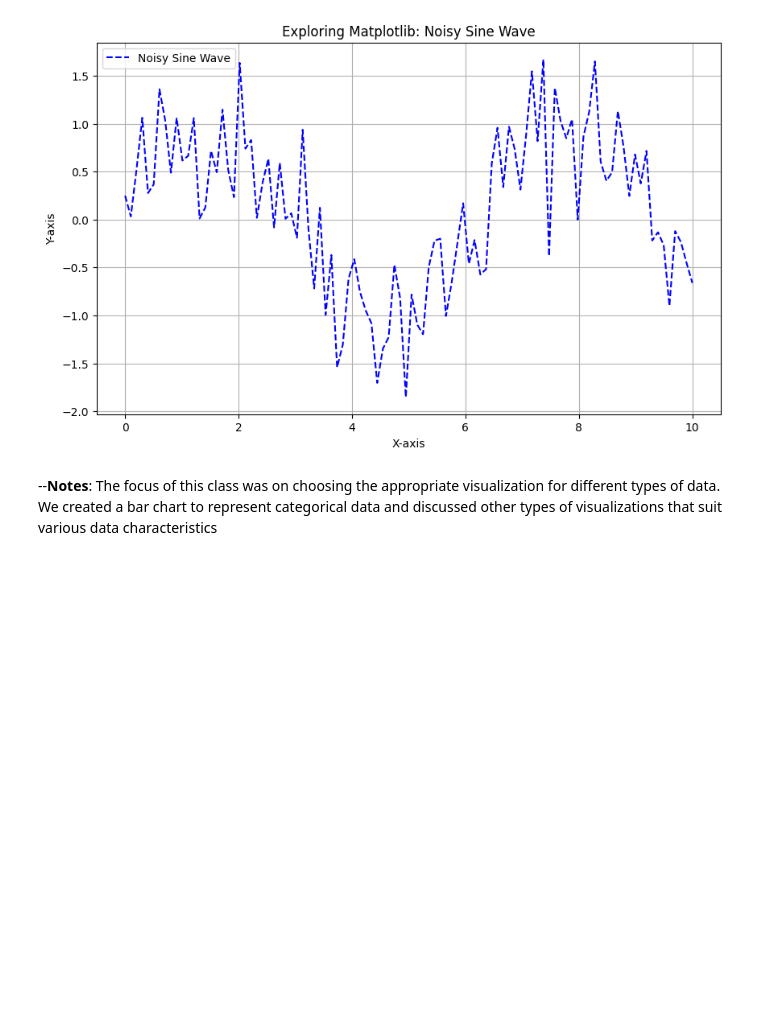
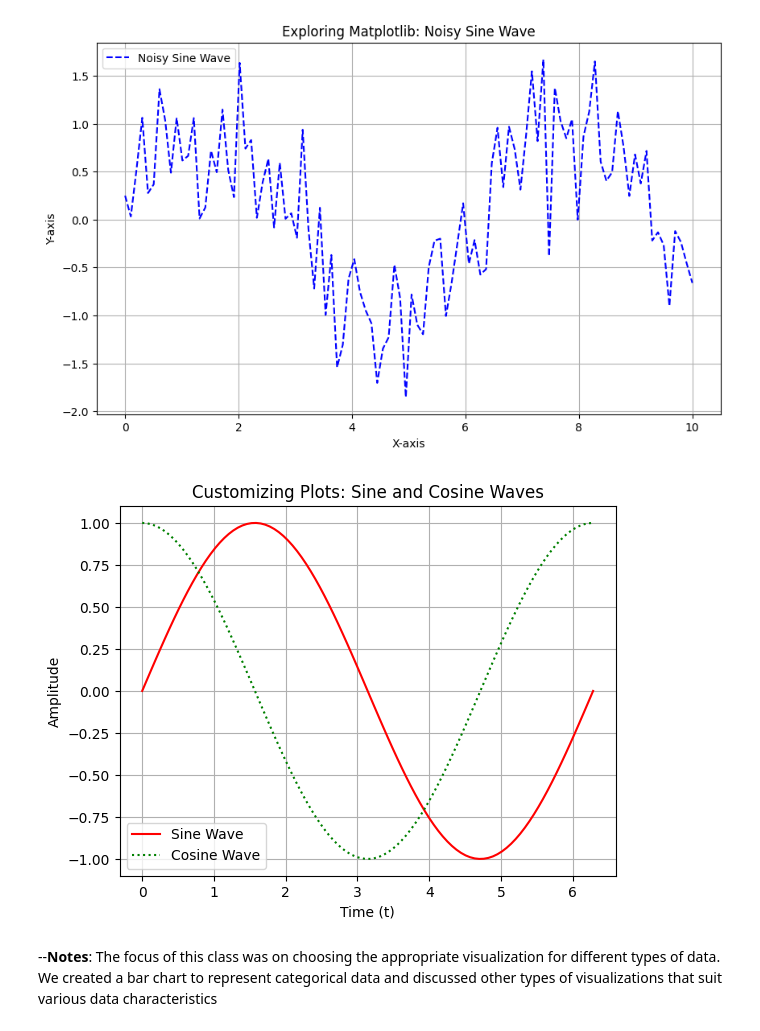
Before and after one commit to keyuancy/visualization, a Jupyter notebook: 02_activities/assignments/participation/assignment-1.ipynb, the cells around one changed output. Drawn from its saved outputs; the diff is of its cells as text; code cells hidden in the pictures; blank space fills up the shorter version.

```diff
--- a/02_activities/assignments/participation/assignment-1.ipynb
+++ b/02_activities/assignments/participation/assignment-1.ipynb
@@ -122,2 +128,19 @@ plt.show()
+# %%
+# Generate data
+t = np.linspace(0, 2*np.pi, 100)
+y1 = np.sin(t)
+y2 = np.cos(t)
+# %%
+# Customize plot with different styles
+plt.plot(t, y1, label='Sine Wave', color='r', linestyle='-')
+plt.plot(t, y2, label='Cosine Wave', color='g', linestyle=':')
+plt.xlabel('Time (t)')
+plt.ylabel('Amplitude')
+plt.title('Customizing Plots: Sine and Cosine Waves')
+plt.legend()
+plt.grid(True)
+plt.show()
+# %% [output]
+[figure, added]
 # %% [markdown]
 --**Notes**: The focus of this class was on choosing the appropriate visualization for different types of data. We created a bar chart to represent categorical data and discussed other types of visualizations that suit various data characteristics
```
Also changed, not shown: parts of 2 cells of this notebook.
